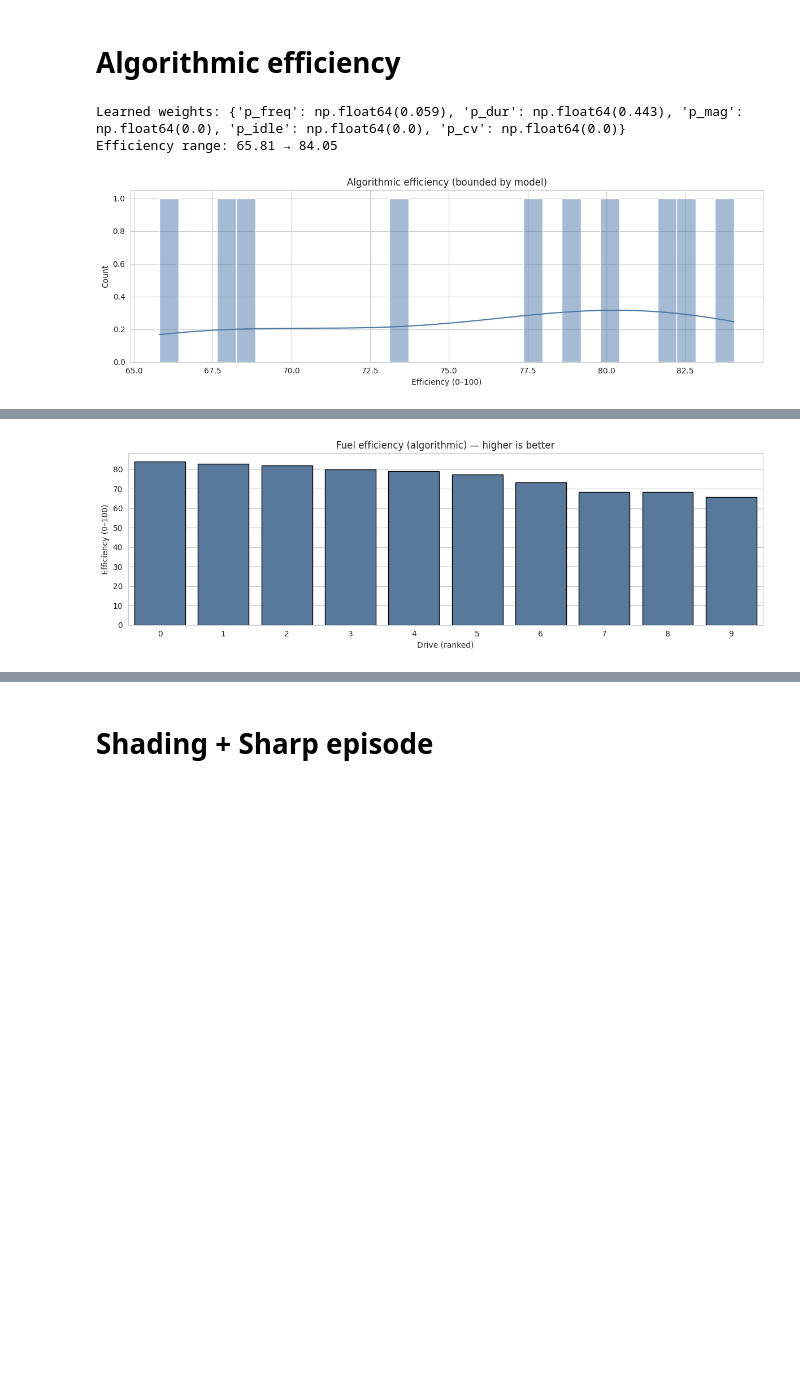
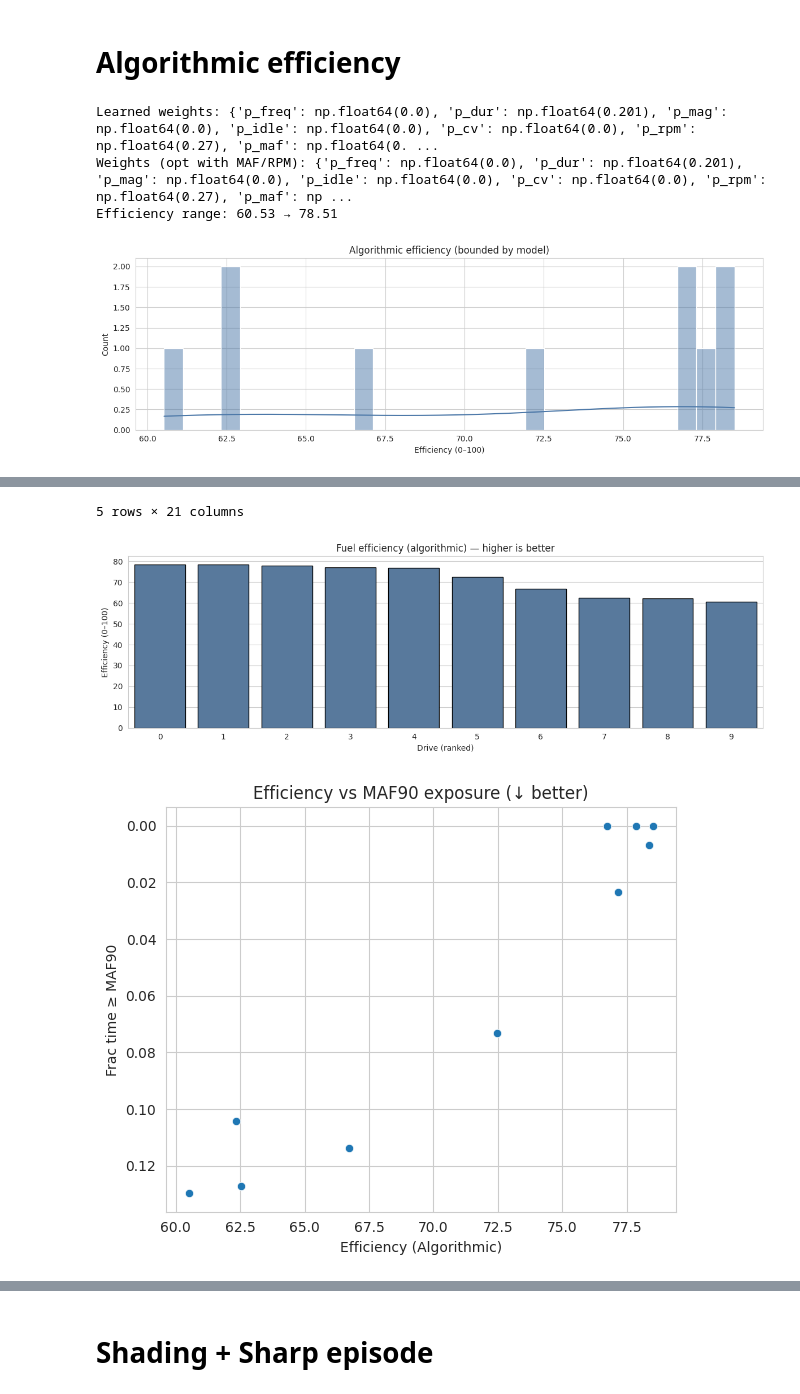
Before and after one commit to benty691/EAT40005, a Jupyter notebook: Jupyter_Notebook/W8S2.ipynb, the cells around one changed output, grey strips where cells are left out. Saved outputs shown, nothing was run; the diff lists cells and outputs as text; code cells hidden in the pictures; blank space fills up the shorter version.

```diff
--- a/Jupyter_Notebook/W8S2.ipynb
+++ b/Jupyter_Notebook/W8S2.ipynb
@@ -174,6 +174,11 @@ Name: idle_frac, dtype: float64
 # Algorithmic efficiency
 # %%
 drv = []
+
+# target high contributed vars
+thr_rpm90 = g["RPM"].quantile(0.90) if "RPM" in df.columns else np.nan
+thr_maf90 = g["MAF"].quantile(0.90) if "MAF" in df.columns else np.nan
+
 for gid, g in df.groupby("drive_id", sort=True):
     if len(g) < 5:
         continue
@@ -203,16 +208,37 @@ for gid, g in df.groupby("drive_id", sort=True):
     sp_cv = float((g["SPEED_ms_std_w10"]/(g["SPEED_ms_mean_w10"]+1e-6)).mean())
 
     # fuel-demand proxies (targets for weight learning)
-    frac_maf90  = g["MAF"].ge(df["MAF"].quantile(0.90)).mean() if "MAF" in g else 0.0
+    # frac_maf90  = g["MAF"].ge(df["MAF"].quantile(0.90)).mean() if "MAF" in g else 0.0 # Use direct component on top
     frac_load85 = g["ENGINE_LOAD"].ge(df["ENGINE_LOAD"].quantile(0.85)).mean() if "ENGINE_LOAD" in g else 0.0
     frac_thr85  = g["THROTTLE_POS"].ge(df["THROTTLE_POS"].quantile(0.85)).mean() if "THROTTLE_POS" in g else 0.0
+
+    # high contributive vars
+    frac_rpm90 = float((g["RPM"] >= thr_rpm90).mean()) if "RPM" in g.columns and not np.isnan(thr_rpm90) else 0.0
+    frac_maf90 = float((g["MAF"] >= thr_maf90).mean()) if "MAF" in g.columns and not np.isnan(thr_maf90) else 0.0
 
     drv.append({
         "drive_id":gid,"duration_min":mins,"distance_km":g["dist_m"].sum()/1000.0,
         "freq_pm":freq_pm,"dur_frac":dur_frac,"sharp_mag":sharp_mag,
         "idle_frac":idle_frac,"idle_med_s":idle_med_s,"idle_epm":idle_epm,"speed_cv":sp_cv,
+        "frac_rpm90": frac_rpm90,
+        "frac_maf90": frac_maf90,
+
         # proxy for learning weights (higher proxy ⇒ more fuel demand)
-        "proxy": 0.40*frac_maf90 + 0.30*frac_load85 + 0.15*frac_thr85 + 0.15*idle_frac
+        # OLD proxy
+        # "proxy": (
+        #   0.40*frac_maf90 +
+        #   0.30*frac_load85 +
+        #   0.15*frac_thr85 +
+        #   0.15*idle_frac
+        #)
+        # NEW proxy
+        "proxy": (
+            0.80*frac_rpm90 +     # ↑ RPM influence
+            0.60*frac_maf90 +     # ↑ MAF influence
+            0.15*frac_load85 +
+            0.10*frac_thr85 +
+            0.10*idle_frac
+        )
     })
 dfeat = pd.DataFrame(drv).set_index("drive_id")
 
@@ -228,43 +254,58 @@ P = pd.DataFrame({
     "p_dur":  penalty(dfeat["dur_frac"]),
     "p_mag":  penalty(dfeat["sharp_mag"]),
     "p_idle": sigmoid( 0.7*(penalty(dfeat["idle_frac"])) + 0.3*(penalty(dfeat["idle_med_s"])) ),
-    "p_cv":   penalty(dfeat["speed_cv"])
+    "p_cv":   penalty(dfeat["speed_cv"]),
+    "p_rpm":  penalty(dfeat["frac_rpm90"]),
+    "p_maf":  penalty(dfeat["frac_maf90"])
 }, index=dfeat.index)
 
 # 3) Learn weights (non-negative) against proxy by fitting the exponential combiner:
 #    ineff_hat = 1 - exp(-P @ w)  ⇒  -log(1 - proxy_clip) ≈ P @ w
 proxy = dfeat["proxy"].clip(0, 1-1e-6)                 # keep in (0,1)
 target_lin = -np.log(1 - proxy)                           # invert combiner
 lr = LinearRegression(positive=True).fit(P.values, target_lin.values)
 w = lr.coef_
 dfeat["ineff_model"] = 1 - np.exp(-P.values @ w)       # in (0,1)
 
 # 4) Final efficiency (bounded; no batch min-max)
 dfeat["efficiency_algo"] = 100*(1 - dfeat["ineff_model"])
 ranked = dfeat.sort_values("efficiency_algo", ascending=False)
 
 # 5) Diagnostics
 print("Learned weights:", dict(zip(P.columns, np.round(w,3))))
+print("Weights (opt with MAF/RPM):", {k: round(v,3) for k, v in dict(zip(P.columns, w)).items()})
 print("Efficiency range:", round(dfeat["efficiency_algo"].min(),2), "→", round(dfeat["efficiency_algo"].max(),2))
 
 plt.figure(figsize=(12,4))
 sns.histplot(dfeat["efficiency_algo"], bins=30, kde=True, color="#4C78A8")
 plt.title("Algorithmic efficiency (bounded by model)"); plt.xlabel("Efficiency (0–100)")
 plt.tight_layout(); plt.show()
 
 # Keep a merged per-drive table for ML training in Cell B
 per_drive = dfeat.join(P)
 display(per_drive.head(5))
 
 # Plot
 plt.figure(figsize=(12,4))
 sns.barplot(x=np.arange(len(ranked)), y=ranked["efficiency_algo"], color="#4C78A8", edgecolor="black")
 plt.title("Fuel efficiency (algorithmic) — higher is better"); plt.xlabel("Drive (ranked)"); plt.ylabel("Efficiency (0–100)")
 plt.tight_layout(); plt.show()
+
+# RPM/MAF boosting viz
+plt.figure(figsize=(6,5))
+sns.scatterplot(x=dfeat["efficiency_algo"], y=dfeat["frac_maf90"], s=35)
+plt.gca().invert_yaxis(); plt.title("Efficiency vs MAF90 exposure (↓ better)")
+plt.xlabel("Efficiency (Algorithmic)"); plt.ylabel("Frac time ≥ MAF90"); plt.tight_layout(); plt.show()
+
+plt.figure(figsize=(6,5))
+sns.scatterplot(x=dfeat["efficiency_algo"], y=dfeat["frac_rpm90"], s=35)
+plt.gca().invert_yaxis(); plt.title("Efficiency vs RPM90 exposure (↓ better)")
+plt.xlabel("Efficiency (Algorithmic)"); plt.ylabel("Frac time ≥ RPM90"); plt.tight_layout(); plt.show()
 # %% [output]
-Learned weights: {'p_freq': np.float64(0.059), 'p_dur': np.float64(0.443), 'p_mag': np.float64(0.0), 'p_idle': np.float64(0.0), 'p_cv': np.float64(0.0)}
-Efficiency range: 65.81 → 84.05
+Learned weights: {'p_freq': np.float64(0.0), 'p_dur': np.float64(0.201), 'p_mag': np.float64(0.0), 'p_idle': np.float64(0.0), 'p_cv': np.float64(0.0), 'p_rpm': np.float64(0.27), 'p_maf': np.float64(0. ...
+Weights (opt with MAF/RPM): {'p_freq': np.float64(0.0), 'p_dur': np.float64(0.201), 'p_mag': np.float64(0.0), 'p_idle': np.float64(0.0), 'p_cv': np.float64(0.0), 'p_rpm': np.float64(0.27), 'p_maf': np ...
+Efficiency range: 60.53 → 78.51
-[figure, old version]
+[figure, new version]
 |  | duration_min | distance_km | freq_pm | dur_frac | sharp_mag | idle_frac | idle_med_s | idle_epm | speed_cv | ... |
 | drive_id |  |  |  |  |  |  |  |  |  | ... |
 | 1 | 2.458542 | 2.416524 | 17.083292 | 0.308448 | 0.518452 | 0.015873 | 1.95 | 0.406745 | 0.241577 | ... |
@@ -272,4 +313,6 @@ Efficiency range: 65.81 → 84.05
 | 3 | 3.337046 | 2.417647 | 7.191989 | 0.103884 | 0.485764 | 0.034615 | 1.95 | 0.898999 | 0.262189 | ... |
 | 4 | 2.704575 | 2.415658 | 10.722572 | 0.196272 | 0.637356 | 0.028436 | 1.95 | 0.739488 | 0.261099 | ... |
 | 5 | 3.364225 | 2.419536 | 8.917358 | 0.151347 | 0.455278 | 0.059259 | 3.25 | 0.891736 | 0.310562 | ... |
+5 rows × 21 columns
-[figure, old version]
+[figure, new version]
+[figure, added]
```
Also changed, not shown: parts of 6 cells of this notebook.
